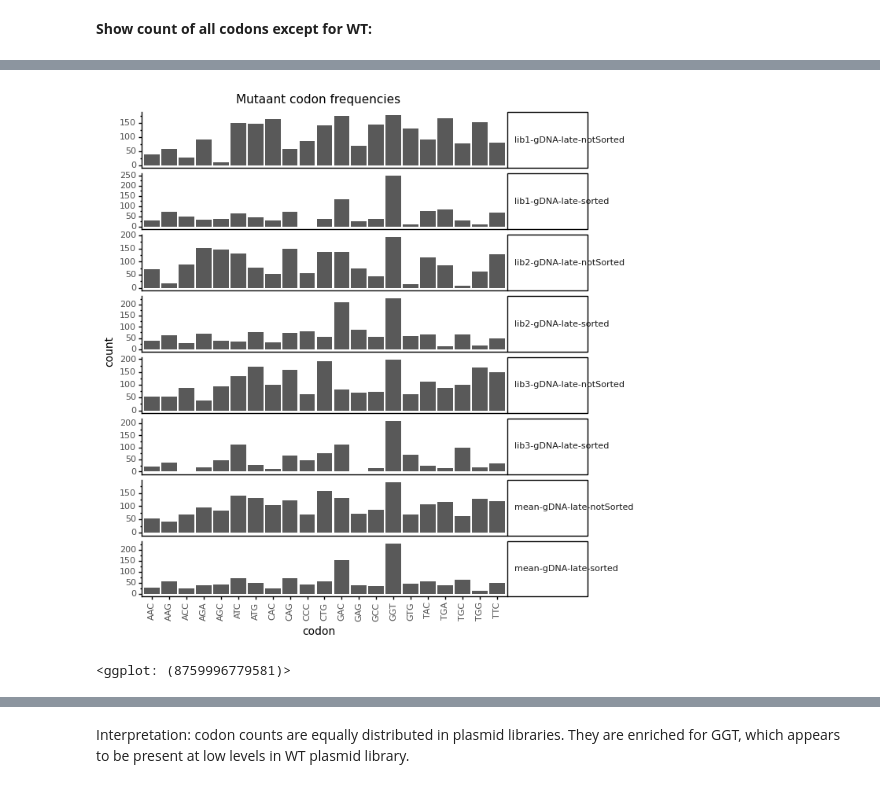
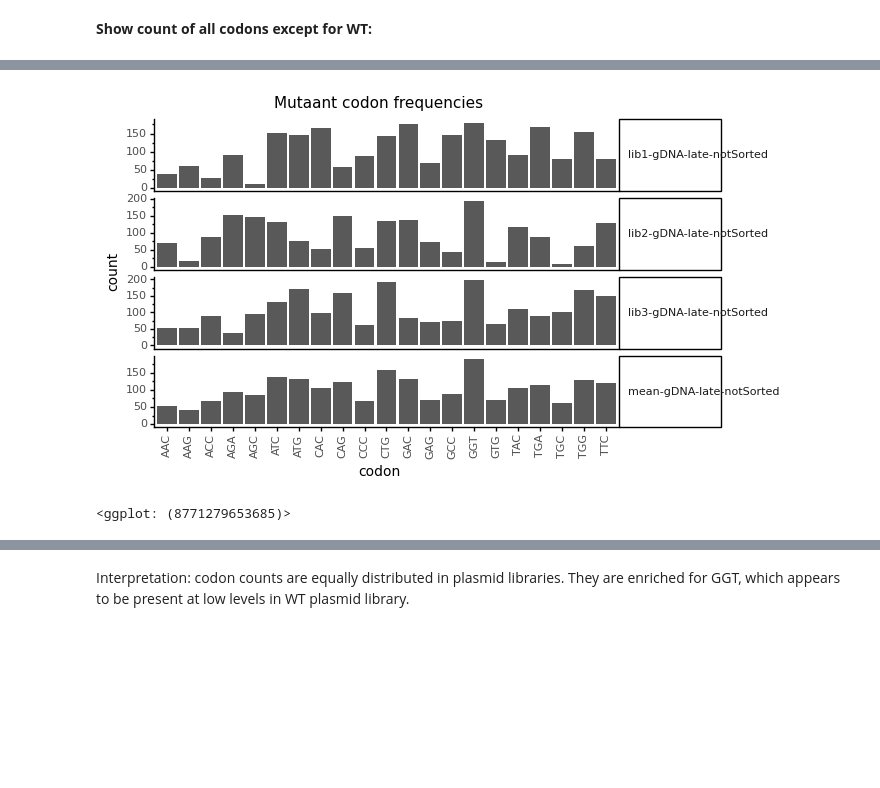
Before and after one commit to dbacsik/ns5_small_mutagenesis, a Jupyter notebook: site_734/extract_site_734_counts.py.ipynb, the cells around one changed output, grey strips where cells are left out. Saved outputs shown, nothing was run; the diff lists cells and outputs as text; code cells hidden in the pictures; blank space fills up the shorter version.

Commit message:
Split late plot into sorted/notSorted

```diff
--- a/site_734/extract_site_734_counts.py.ipynb
+++ b/site_734/extract_site_734_counts.py.ipynb
@@ -463,27 +463,28 @@ display(codon_counts_noWT_plot)
 # %%
 codon_counts_noWT_plot = (
     p9.ggplot(codon_counts
               .query('codon != wildtype')
               .query('library != "wt"')
               .query('source == "gDNA"')
-              .query('stage == "late"')) +
+              .query('stage == "late"')
+              .query('sorted == "notSorted"')) +
     p9.aes(x='codon',
            y='count') +
     p9.geom_bar(stat='identity') +
     p9.facet_grid('name~', scales='free_y') +
     p9.ggtitle('Mutaant codon frequencies') +
     p9.labs(x='codon',
             y='count') +
-    p9.theme(figure_size=(6, 8),
+    p9.theme(figure_size=(6, 4),
              plot_title=p9.element_text(size=11),
              axis_title=p9.element_text(size=10),
              axis_text_x=p9.element_text(size=8, rotation=90),
              axis_text_y=p9.element_text(size=8),
              strip_text_y=p9.element_text(size=8,angle=0, ha='left'),
              strip_background_y=p9.element_text(width=0.22))
    )
 
 display(codon_counts_noWT_plot)
 # %% [output]
-[figure, old version]
+[figure, new version]
-<ggplot: (8759996779581)>
+<ggplot: (8771279653685)>
```
Also changed, not shown: parts of 6 cells of this notebook.
